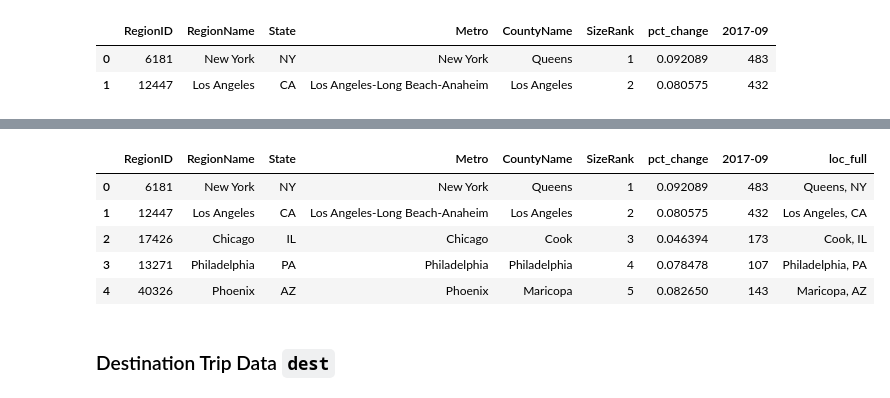
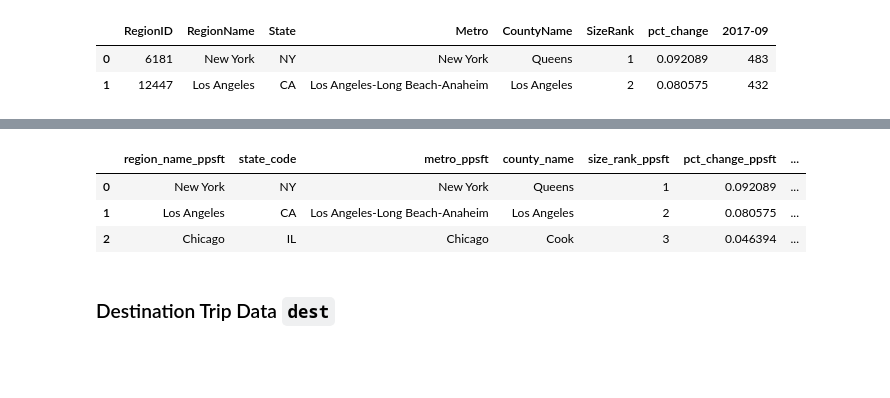
Before and after one commit to taylor-curran/vrb-know, a Jupyter notebook: data/master_row.ipynb, the cells around one changed output, grey strips where cells are left out. Drawn from its saved outputs; the diff is of its cells as text; code cells hidden in the pictures; blank space fills up the shorter version.

Commit message:
Reconfiguring columns for merge

```diff
--- a/data/master_row.ipynb
+++ b/data/master_row.ipynb
@@ -107,6 +119,9 @@ ppsft.head(2)
 |  | RegionID | RegionName | State | Metro | CountyName | SizeRank | pct_change | 2017-09 |
 | 0 | 6181 | New York | NY | New York | Queens | 1 | 0.092089 | 483 |
 | 1 | 12447 | Los Angeles | CA | Los Angeles-Long Beach-Anaheim | Los Angeles | 2 | 0.080575 | 432 |
+# %%
+# Get Full State Names from 2 Letter Codes
+ppsft['state_full'] = ppsft['State'].apply(code_to_name)
 # %%
 ppsft.info()
 # %% [output]
@@ -129,18 +145,30 @@ memory usage: 860.8+ KB
 # Stick Together loc_full Column
 loc_full = []
 for i, row in ppsft.iterrows():
-    loc_full.append(row[4] + ', ' + row[2])
+    loc_full.append(row[4] + ', ' + row[8])
 
-ppsft.insert(8, 'loc_full', loc_full)
+ppsft['loc_full'] = loc_full
+# %%
+# Drop High Cardinality or Out-of-Context Columns
+ppsft = ppsft.drop(['RegionID'], axis=1)
+# %%
+# Rename Columns for Context of Master Row
+ppsft.columns = ['region_name_ppsft',
+                 'state_code',
+                 'metro_ppsft',
+                 'county_name',
+                 'size_rank_ppsft',
+                 'pct_change_ppsft',
+                 'ppsft_2017',
+                 'state_full',
+                 'loc_full']
 # %%
-ppsft.head()
+ppsft.head(3)
 # %% [output]
-|  | RegionID | RegionName | State | Metro | CountyName | SizeRank | pct_change | 2017-09 | loc_full |
-| 0 | 6181 | New York | NY | New York | Queens | 1 | 0.092089 | 483 | Queens, NY |
-| 1 | 12447 | Los Angeles | CA | Los Angeles-Long Beach-Anaheim | Los Angeles | 2 | 0.080575 | 432 | Los Angeles, CA |
-| 2 | 17426 | Chicago | IL | Chicago | Cook | 3 | 0.046394 | 173 | Cook, IL |
-| 3 | 13271 | Philadelphia | PA | Philadelphia | Philadelphia | 4 | 0.078478 | 107 | Philadelphia, PA |
-| 4 | 40326 | Phoenix | AZ | Phoenix | Maricopa | 5 | 0.082650 | 143 | Maricopa, AZ |
+|  | region_name_ppsft | state_code | metro_ppsft | county_name | size_rank_ppsft | pct_change_ppsft | ... |
+| 0 | New York | NY | New York | Queens | 1 | 0.092089 | ... |
+| 1 | Los Angeles | CA | Los Angeles-Long Beach-Anaheim | Los Angeles | 2 | 0.080575 | ... |
+| 2 | Chicago | IL | Chicago | Cook | 3 | 0.046394 | ... |
 # %% [markdown]
 ### Destination Trip Data `dest`
 # %%
```
Also changed, not shown: parts of 39 cells of this notebook, 5 other files.
